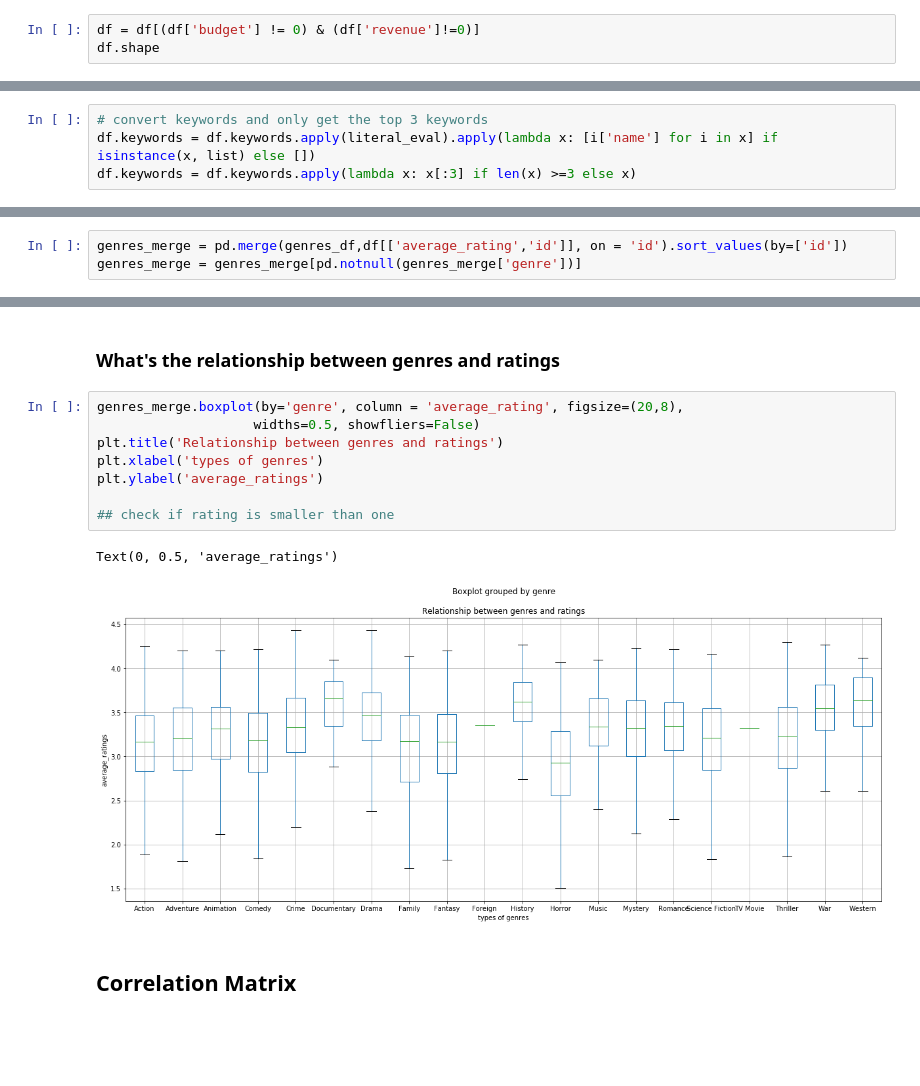
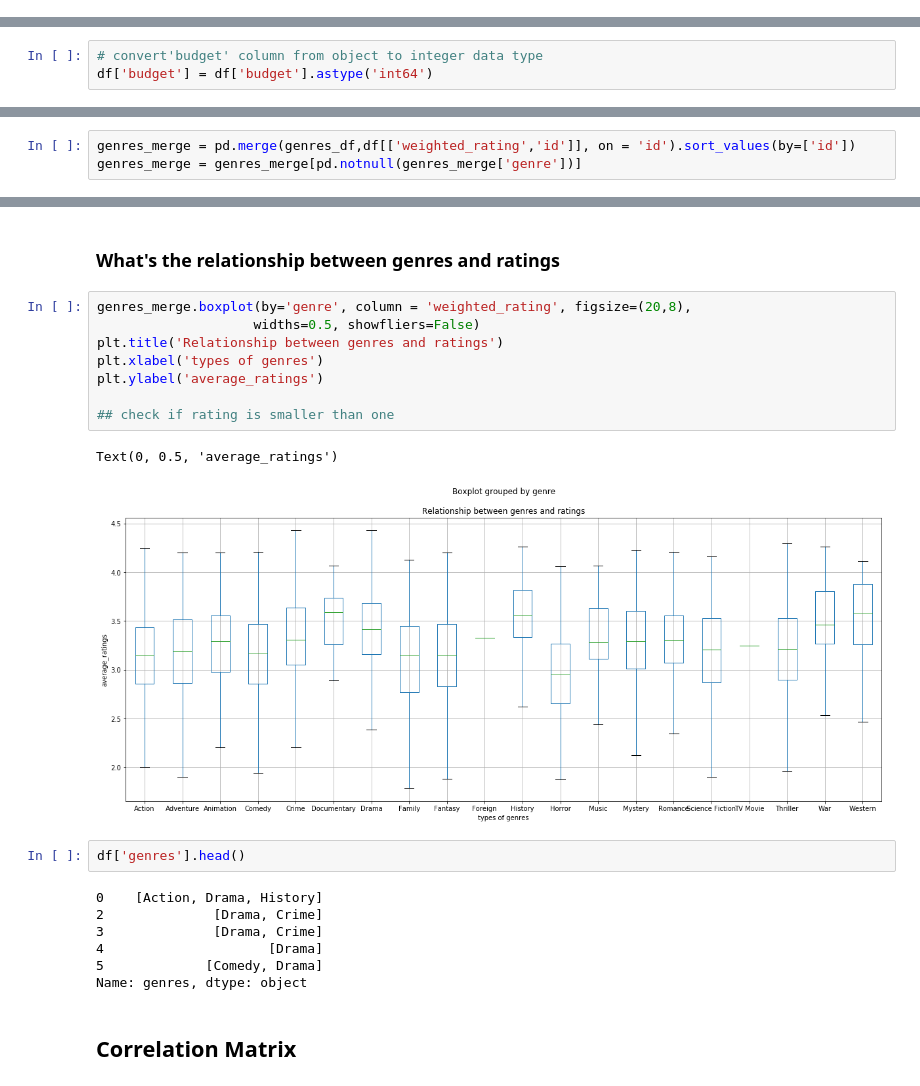
Before and after one commit to dorislin27/movie_rating_prediction, a Jupyter notebook: movie_rating_prediction.ipynb, the cells around one changed output, grey strips where cells are left out. Cells and saved outputs as stored; diff of their text form; blank space fills up the shorter version.

```diff
--- a/movie_rating_prediction.ipynb
+++ b/movie_rating_prediction.ipynb
@@ -286,3 +259,0 @@ dtype('float64')
-# %%
-df = df[(df['budget'] != 0) & (df['revenue']!=0)]
-df.shape
@@ -311,3 +262,6 @@ memory usage: 637.3+ KB
+# %%
+# convert'budget' column from object to integer data type
+df['budget'] = df['budget'].astype('int64')
 # %% [markdown]
 ### Create New Variables
 # %%
@@ -335,10 +318,6 @@ df.drop(columns=['crew'], inplace = True)
 # extract the main production country
 df.production_countries = df.production_countries.fillna('[]').apply(literal_eval).apply(lambda x: [i['name'] for i in x] if isinstance(x, list) else [])
 df.production_countries = df.production_countries.apply(lambda x: "" if len(x) == 0 else x[0])
-# %%
-# convert keywords and only get the top 3 keywords
-df.keywords = df.keywords.apply(literal_eval).apply(lambda x: [i['name'] for i in x] if isinstance(x, list) else [])
-df.keywords = df.keywords.apply(lambda x: x[:3] if len(x) >=3 else x)
 # %%
 # convert genres and only get the top 3 genres
 df.genres = df.genres.apply(literal_eval).apply(lambda x: [i['name'] for i in x] if isinstance(x, list) else [])
@@ -819,7 +773,7 @@ genres_df = pd.concat([df['genres'].apply(pd.Series),df['id']],axis=1)
 # keep all genre types within the same column
 genres_df = pd.melt(genres_df, id_vars='id',value_name='genre').drop(columns='variable').sort_values(by='id')
 # %%
-genres_merge = pd.merge(genres_df,df[['average_rating','id']], on = 'id').sort_values(by=['id'])
+genres_merge = pd.merge(genres_df,df[['weighted_rating','id']], on = 'id').sort_values(by=['id'])
 genres_merge = genres_merge[pd.notnull(genres_merge['genre'])]
 # %%
 genre_count = pd.DataFrame(genres_merge.groupby('genre').count())
@@ -842,16 +796,25 @@ plt.show()
 # %% [markdown]
 ### What's the relationship between genres and ratings
 # %%
-genres_merge.boxplot(by='genre', column = 'average_rating', figsize=(20,8),
+genres_merge.boxplot(by='genre', column = 'weighted_rating', figsize=(20,8),
                     widths=0.5, showfliers=False)
 plt.title('Relationship between genres and ratings')
 plt.xlabel('types of genres')
 plt.ylabel('average_ratings')
 
 ## check if rating is smaller than one
 # %% [output]
 Text(0, 0.5, 'average_ratings')
-[figure, old version]
+[figure, new version]
+# %%
+df['genres'].head()
+# %% [output]
+0    [Action, Drama, History]
+2              [Drama, Crime]
+3              [Drama, Crime]
+4                     [Drama]
+5             [Comedy, Drama]
+Name: genres, dtype: object
 # %% [markdown]
 ## Correlation Matrix
 # %%
```
Also changed, not shown: parts of 130 cells of this notebook.
